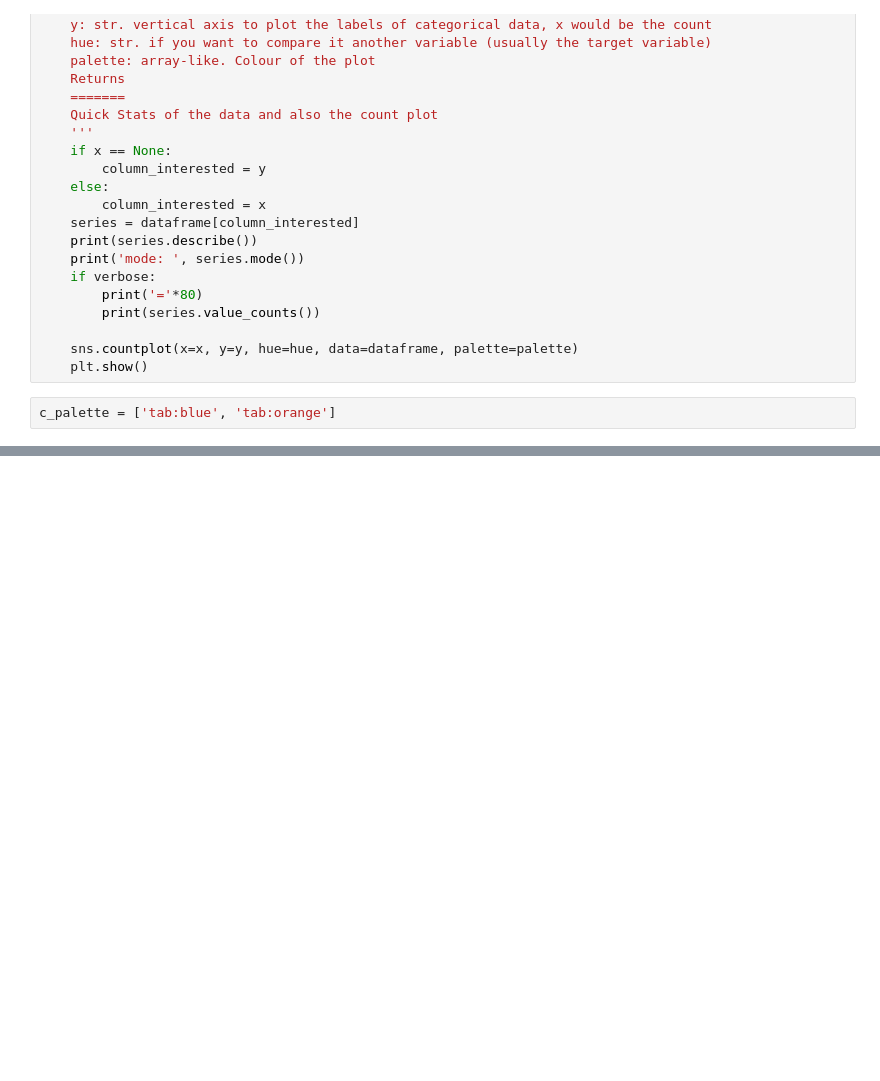
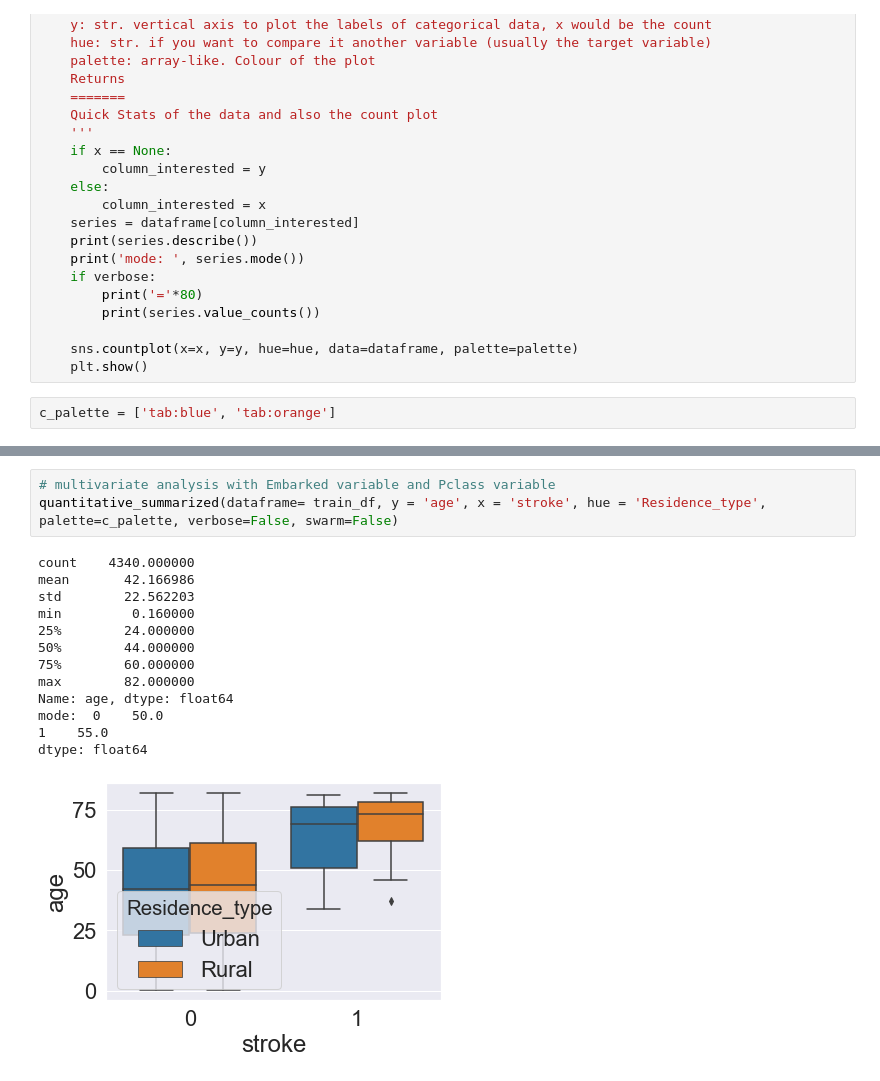
Before and after one commit to Coolbreeze151/Predicting-Stroke, a Jupyter notebook: Stroke Prediction.ipynb, the cells around one changed output, grey strips where cells are left out. Saved outputs shown, nothing was run; the diff lists cells and outputs as text; blank space fills up the shorter version.

```diff
--- a/Stroke Prediction.ipynb
+++ b/Stroke Prediction.ipynb
@@ -204,0 +212,17 @@ sns.catplot(x="stroke", y="age", hue="gender", kind="swarm", data=train_df);
+# %%
+# multivariate analysis with Embarked variable and Pclass variable
+quantitative_summarized(dataframe= train_df, y = 'age', x = 'stroke', hue = 'Residence_type', palette=c_palette, verbose=False, swarm=False)
+# %% [output]
+count    4340.000000
+mean       42.166986
+std        22.562203
+min         0.160000
+25%        24.000000
+50%        44.000000
+75%        60.000000
+max        82.000000
+Name: age, dtype: float64
+mode:  0    50.0
+1    55.0
+dtype: float64
+[figure, added]
```
Also changed, not shown: parts of 9 cells of this notebook.
